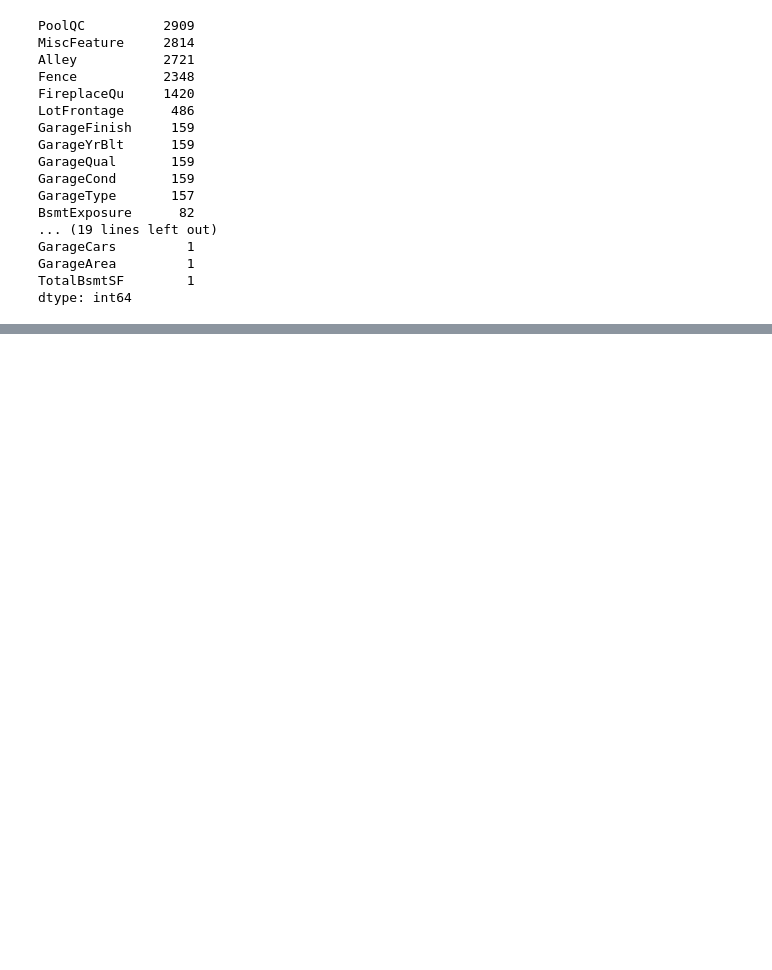
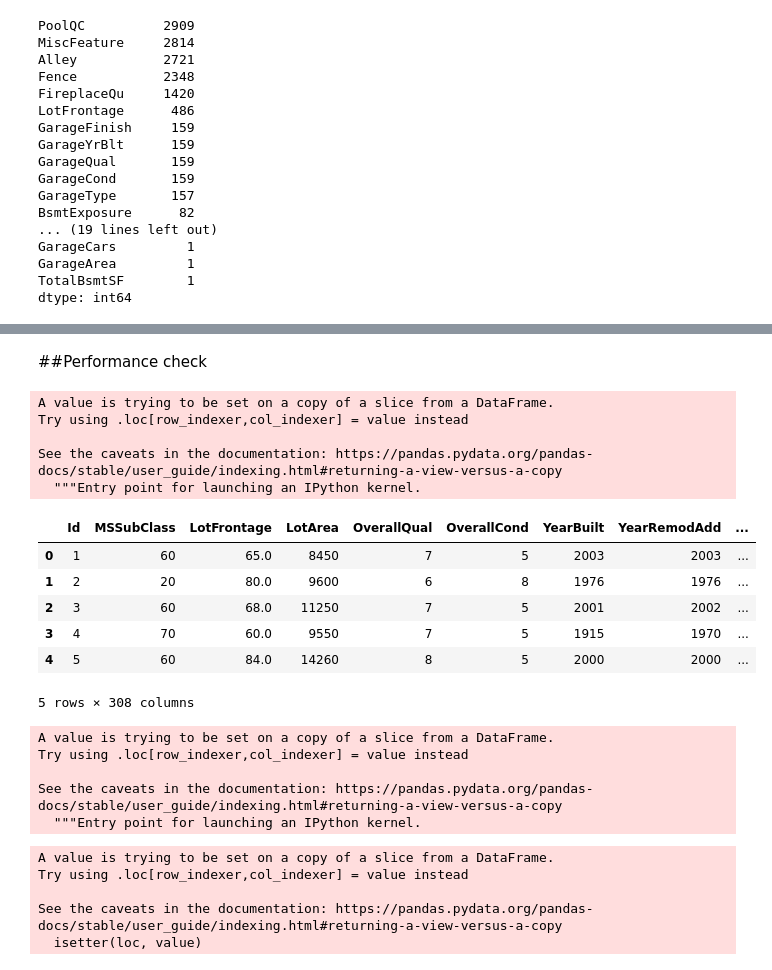
Before and after one commit to dataqueenpend/Projects-, a Jupyter notebook: Testing,_testing_housepricespynb.ipynb, the cells around one changed output, grey strips where cells are left out. Saved outputs shown, nothing was run; the diff lists cells and outputs as text; code cells hidden in the pictures; blank space fills up the shorter version.

```diff
--- a/Testing,_testing_housepricespynb.ipynb
+++ b/Testing,_testing_housepricespynb.ipynb
@@ -123,0 +284,2 @@ dtype: int64
+# %% [markdown]
+##Performance check
@@ -123,0 +288,39 @@ dtype: int64
+# %%
+df_train = df_whole.iloc[:df_raw.shape[0]]
+df_test = df_whole.iloc[df_raw.shape[0]:]
+# %%
+df_train['SalePrice'] = df_raw['SalePrice']
+# %% [output]
+A value is trying to be set on a copy of a slice from a DataFrame.
+Try using .loc[row_indexer,col_indexer] = value instead
+
+See the caveats in the documentation: https://pandas.pydata.org/pandas-docs/stable/user_guide/indexing.html#returning-a-view-versus-a-copy
+  """Entry point for launching an IPython kernel.
+# %%
+df_train.head()
+# %% [output]
+|  | Id | MSSubClass | LotFrontage | LotArea | OverallQual | OverallCond | YearBuilt | YearRemodAdd | ... |
+| 0 | 1 | 60 | 65.0 | 8450 | 7 | 5 | 2003 | 2003 | ... |
+| 1 | 2 | 20 | 80.0 | 9600 | 6 | 8 | 1976 | 1976 | ... |
+| 2 | 3 | 60 | 68.0 | 11250 | 7 | 5 | 2001 | 2002 | ... |
+| 3 | 4 | 70 | 60.0 | 9550 | 7 | 5 | 1915 | 1970 | ... |
+| 4 | 5 | 60 | 84.0 | 14260 | 8 | 5 | 2000 | 2000 | ... |
+5 rows × 308 columns
+# %%
+df_train["kfold"] = -1
+# %% [output]
+A value is trying to be set on a copy of a slice from a DataFrame.
+Try using .loc[row_indexer,col_indexer] = value instead
+
+See the caveats in the documentation: https://pandas.pydata.org/pandas-docs/stable/user_guide/indexing.html#returning-a-view-versus-a-copy
+  """Entry point for launching an IPython kernel.
+# %%
+kf = model_selection.KFold(n_splits=5, shuffle=True, random_state=42)
+for fold, (train_indicies, valid_indicies) in enumerate(kf.split(X=df_train)):
+    df_train.loc[valid_indicies, "kfold"] = fold
+# %% [output]
+A value is trying to be set on a copy of a slice from a DataFrame.
+Try using .loc[row_indexer,col_indexer] = value instead
+
+See the caveats in the documentation: https://pandas.pydata.org/pandas-docs/stable/user_guide/indexing.html#returning-a-view-versus-a-copy
+  isetter(loc, value)
```
Also changed, not shown: parts of 53 cells of this notebook.
